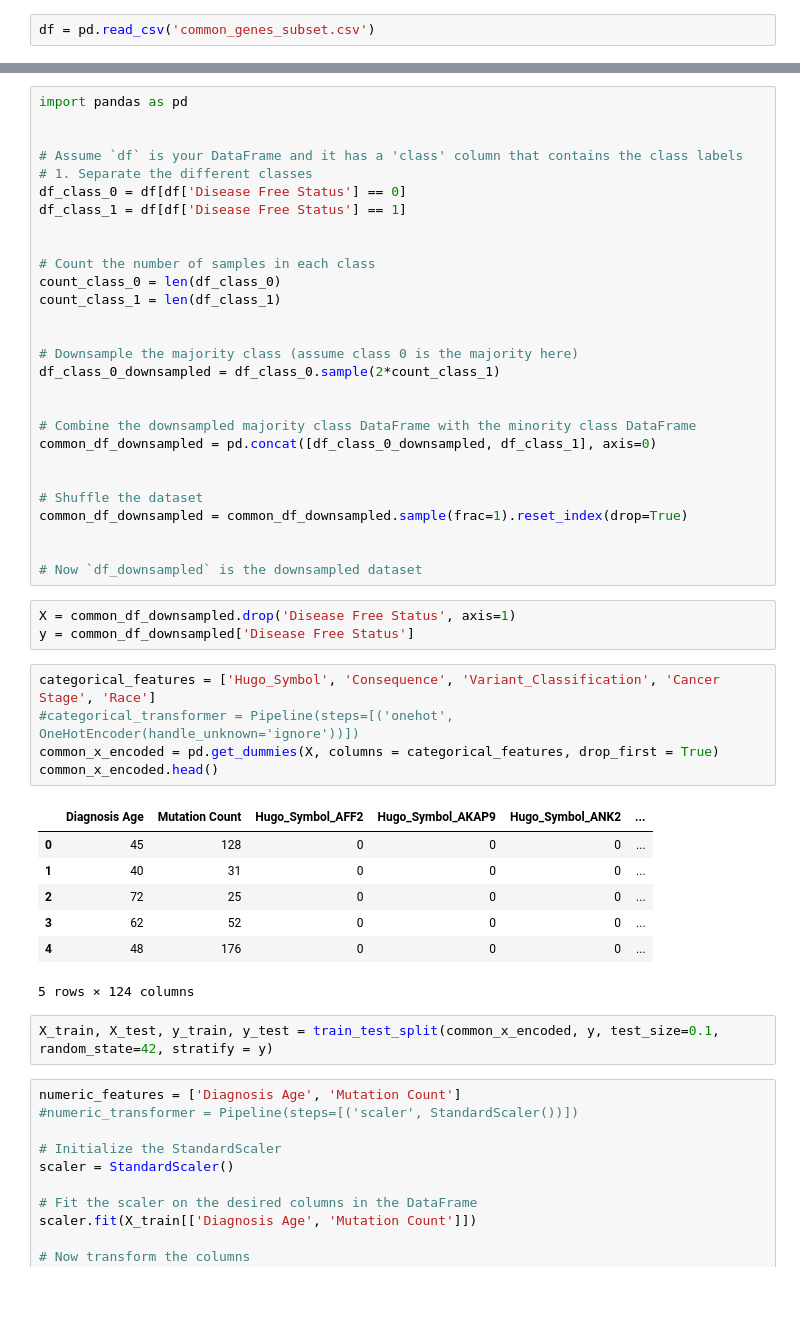
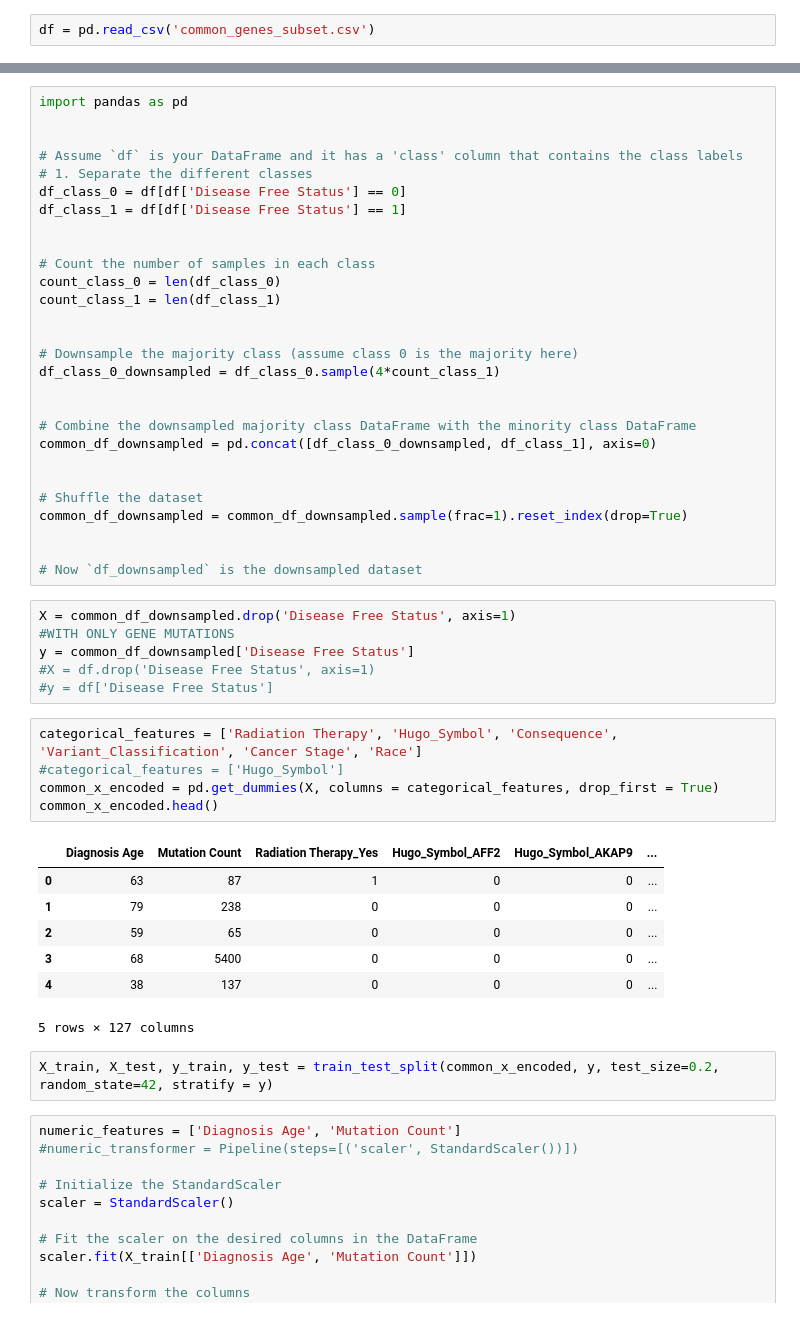
Before and after one commit to RohanKaushikan/CancerBioinformatics, a Jupyter notebook: CombinedData.ipynb, the cells around one changed output, grey strips where cells are left out. Drawn from its saved outputs; the diff is of its cells as text.

```diff
--- a/CombinedData.ipynb
+++ b/CombinedData.ipynb
@@ -266,7 +282,7 @@ count_class_1 = len(df_class_1)
 
 
 # Downsample the majority class (assume class 0 is the majority here)
-df_class_0_downsampled = df_class_0.sample(2*count_class_1)
+df_class_0_downsampled = df_class_0.sample(4*count_class_1)
 
 
 # Combine the downsampled majority class DataFrame with the minority class DataFrame
@@ -280,22 +296,25 @@ common_df_downsampled = common_df_downsampled.sample(frac=1).reset_index(drop=Tr
 # Now `df_downsampled` is the downsampled dataset
 # %%
 X = common_df_downsampled.drop('Disease Free Status', axis=1)
+#WITH ONLY GENE MUTATIONS
 y = common_df_downsampled['Disease Free Status']
+#X = df.drop('Disease Free Status', axis=1)
+#y = df['Disease Free Status']
 # %%
-categorical_features = ['Hugo_Symbol', 'Consequence', 'Variant_Classification', 'Cancer Stage', 'Race']
-#categorical_transformer = Pipeline(steps=[('onehot', OneHotEncoder(handle_unknown='ignore'))])
+categorical_features = ['Radiation Therapy', 'Hugo_Symbol', 'Consequence', 'Variant_Classification', 'Cancer Stage', 'Race']
+#categorical_features = ['Hugo_Symbol']
 common_x_encoded = pd.get_dummies(X, columns = categorical_features, drop_first = True)
 common_x_encoded.head()
 # %% [output]
-|  | Diagnosis Age | Mutation Count | Hugo_Symbol_AFF2 | Hugo_Symbol_AKAP9 | Hugo_Symbol_ANK2 | ... |
-| 0 | 45 | 128 | 0 | 0 | 0 | ... |
-| 1 | 40 | 31 | 0 | 0 | 0 | ... |
-| 2 | 72 | 25 | 0 | 0 | 0 | ... |
-| 3 | 62 | 52 | 0 | 0 | 0 | ... |
-| 4 | 48 | 176 | 0 | 0 | 0 | ... |
+|  | Diagnosis Age | Mutation Count | Radiation Therapy_Yes | Hugo_Symbol_AFF2 | Hugo_Symbol_AKAP9 | ... |
+| 0 | 63 | 87 | 1 | 0 | 0 | ... |
+| 1 | 79 | 238 | 0 | 0 | 0 | ... |
+| 2 | 59 | 65 | 0 | 0 | 0 | ... |
+| 3 | 68 | 5400 | 0 | 0 | 0 | ... |
+| 4 | 38 | 137 | 0 | 0 | 0 | ... |
-5 rows × 124 columns
+5 rows × 127 columns
 # %%
-X_train, X_test, y_train, y_test = train_test_split(common_x_encoded, y, test_size=0.1, random_state=42, stratify = y)
+X_train, X_test, y_train, y_test = train_test_split(common_x_encoded, y, test_size=0.2, random_state=42, stratify = y)
 # %%
 numeric_features = ['Diagnosis Age', 'Mutation Count']
 #numeric_transformer = Pipeline(steps=[('scaler', StandardScaler())])
```
Also changed, not shown: parts of 49 cells of this notebook.
